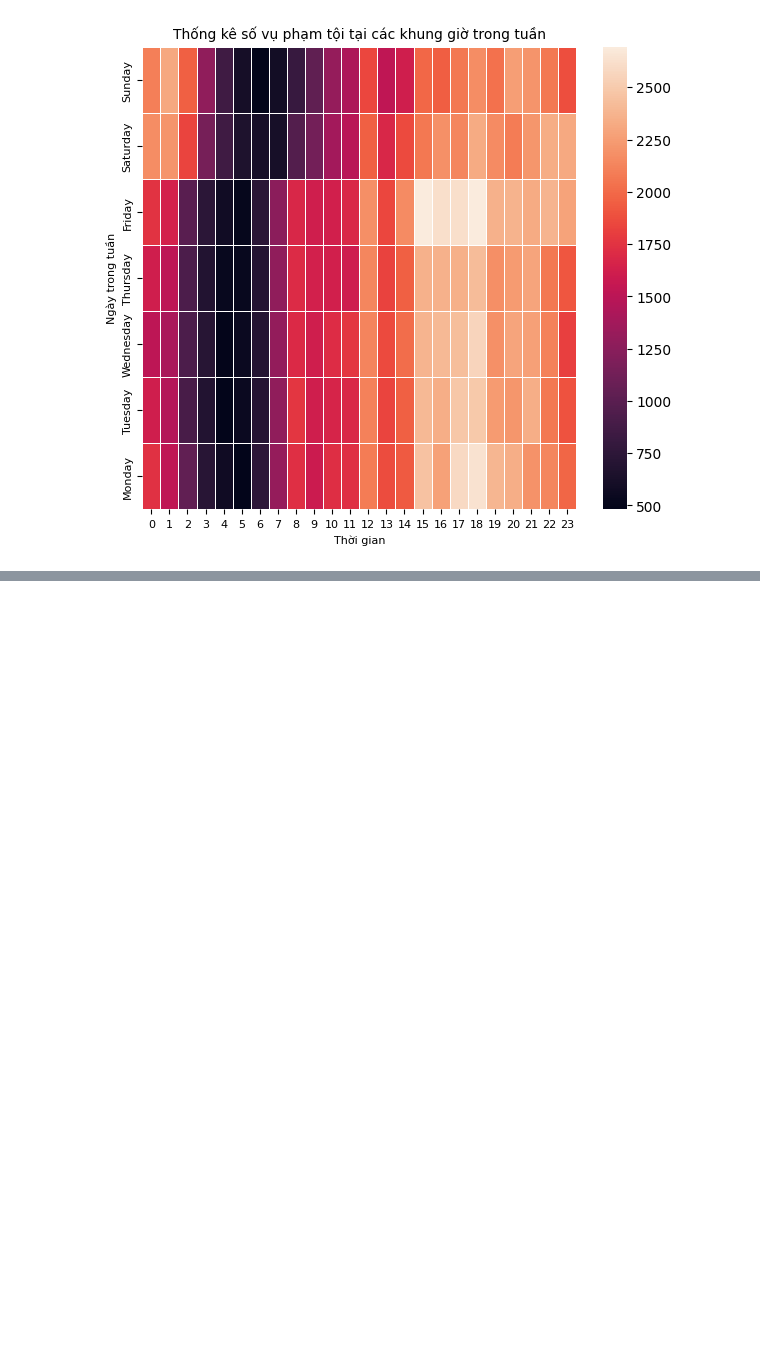
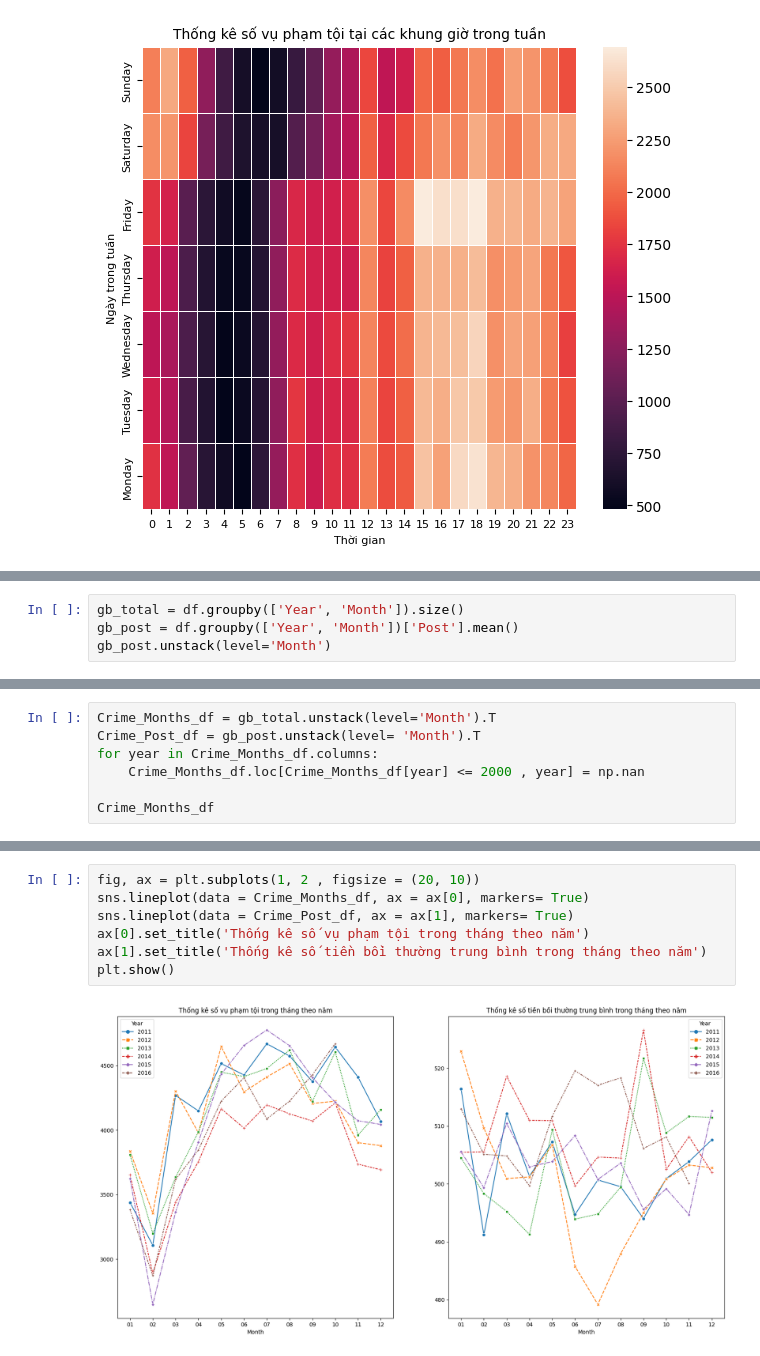
Before and after one commit to Miruku2201/VisualizeLab02, a Jupyter notebook: EDA.ipynb, the cells around one changed output, grey strips where cells are left out. Saved outputs shown, nothing was run; the diff lists cells and outputs as text; blank space fills up the shorter version.

```diff
--- a/EDA.ipynb
+++ b/EDA.ipynb
@@ -453,0 +470,4 @@ plt.show()
+# %%
+gb_total = df.groupby(['Year', 'Month']).size()
+gb_post = df.groupby(['Year', 'Month'])['Post'].mean()
+gb_post.unstack(level='Month')
@@ -453,0 +485,7 @@ plt.show()
+# %%
+Crime_Months_df = gb_total.unstack(level='Month').T
+Crime_Post_df = gb_post.unstack(level= 'Month').T
+for year in Crime_Months_df.columns:
+    Crime_Months_df.loc[Crime_Months_df[year] <= 2000 , year] = np.nan
+
+Crime_Months_df
@@ -453,0 +507,9 @@ plt.show()
+# %%
+fig, ax = plt.subplots(1, 2 , figsize = (20, 10))
+sns.lineplot(data = Crime_Months_df, ax = ax[0], markers= True)
+sns.lineplot(data = Crime_Post_df, ax = ax[1], markers= True)
+ax[0].set_title('Thống kê số vụ phạm tội trong tháng theo năm')
+ax[1].set_title('Thống kê số tiền bồi thường trung bình trong tháng theo năm')
+plt.show()
+# %% [output]
+[figure, added]
```
Also changed, not shown: parts of 7 cells of this notebook.
